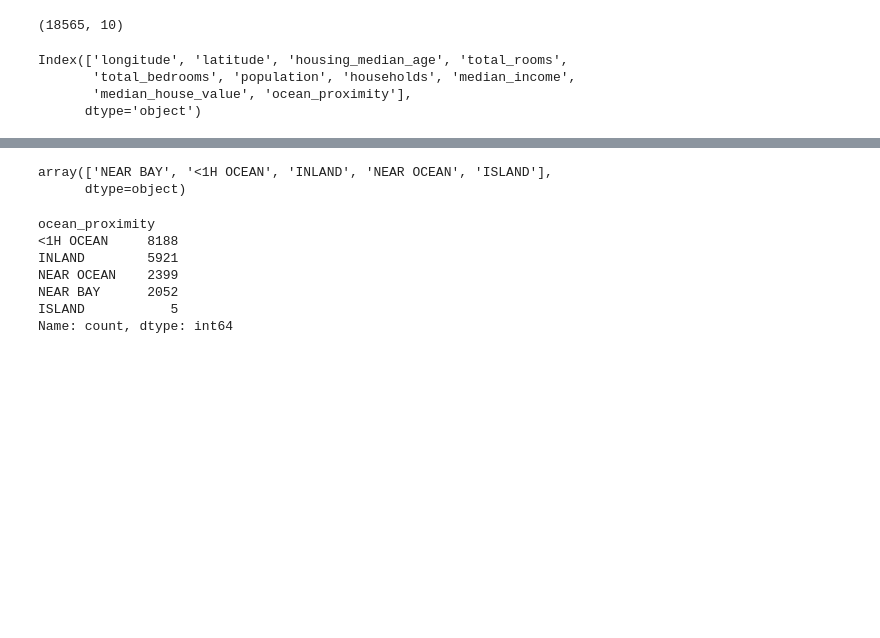
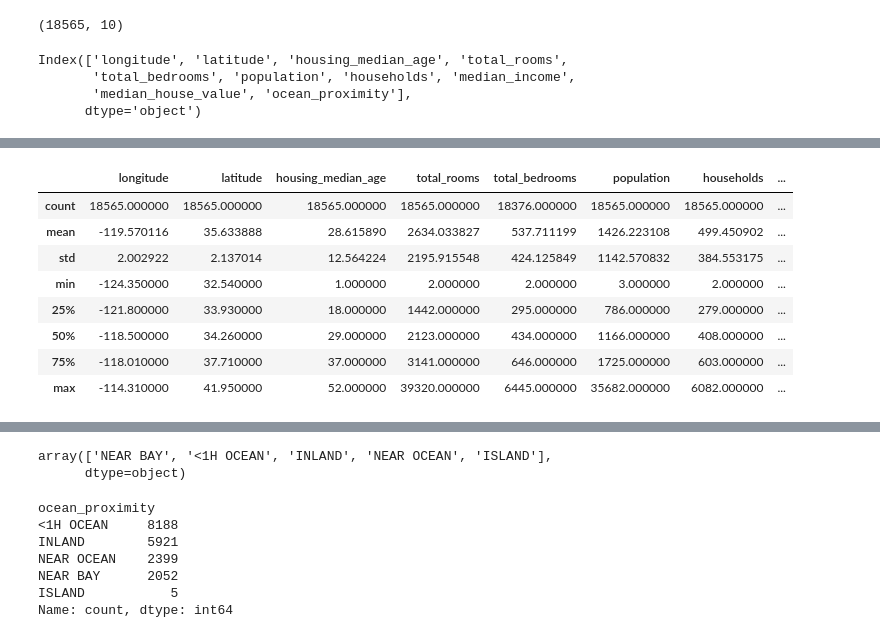
Before and after one commit to Meghnagopi/house-price-prediction-, a Jupyter notebook: Untitled1.ipynb, the cells around one changed output, grey strips where cells are left out. Drawn from its saved outputs; the diff is of its cells as text; code cells hidden in the pictures; blank space fills up the shorter version.

```diff
--- a/Untitled1.ipynb
+++ b/Untitled1.ipynb
@@ -28,0 +55,14 @@ Index(['longitude', 'latitude', 'housing_median_age', 'total_rooms',
+# %%
+
+# Get summary statistics (mean, min, max, etc.) for numeric columns
+df1.describe()
+# %% [output]
+|  | longitude | latitude | housing_median_age | total_rooms | total_bedrooms | population | households | ... |
+| count | 18565.000000 | 18565.000000 | 18565.000000 | 18565.000000 | 18376.000000 | 18565.000000 | 18565.000000 | ... |
+| mean | -119.570116 | 35.633888 | 28.615890 | 2634.033827 | 537.711199 | 1426.223108 | 499.450902 | ... |
+| std | 2.002922 | 2.137014 | 12.564224 | 2195.915548 | 424.125849 | 1142.570832 | 384.553175 | ... |
+| min | -124.350000 | 32.540000 | 1.000000 | 2.000000 | 2.000000 | 3.000000 | 2.000000 | ... |
+| 25% | -121.800000 | 33.930000 | 18.000000 | 1442.000000 | 295.000000 | 786.000000 | 279.000000 | ... |
+| 50% | -118.500000 | 34.260000 | 29.000000 | 2123.000000 | 434.000000 | 1166.000000 | 408.000000 | ... |
+| 75% | -118.010000 | 37.710000 | 37.000000 | 3141.000000 | 646.000000 | 1725.000000 | 603.000000 | ... |
+| max | -114.310000 | 41.950000 | 52.000000 | 39320.000000 | 6445.000000 | 35682.000000 | 6082.000000 | ... |
```
Also changed, not shown: parts of 17 cells of this notebook.
